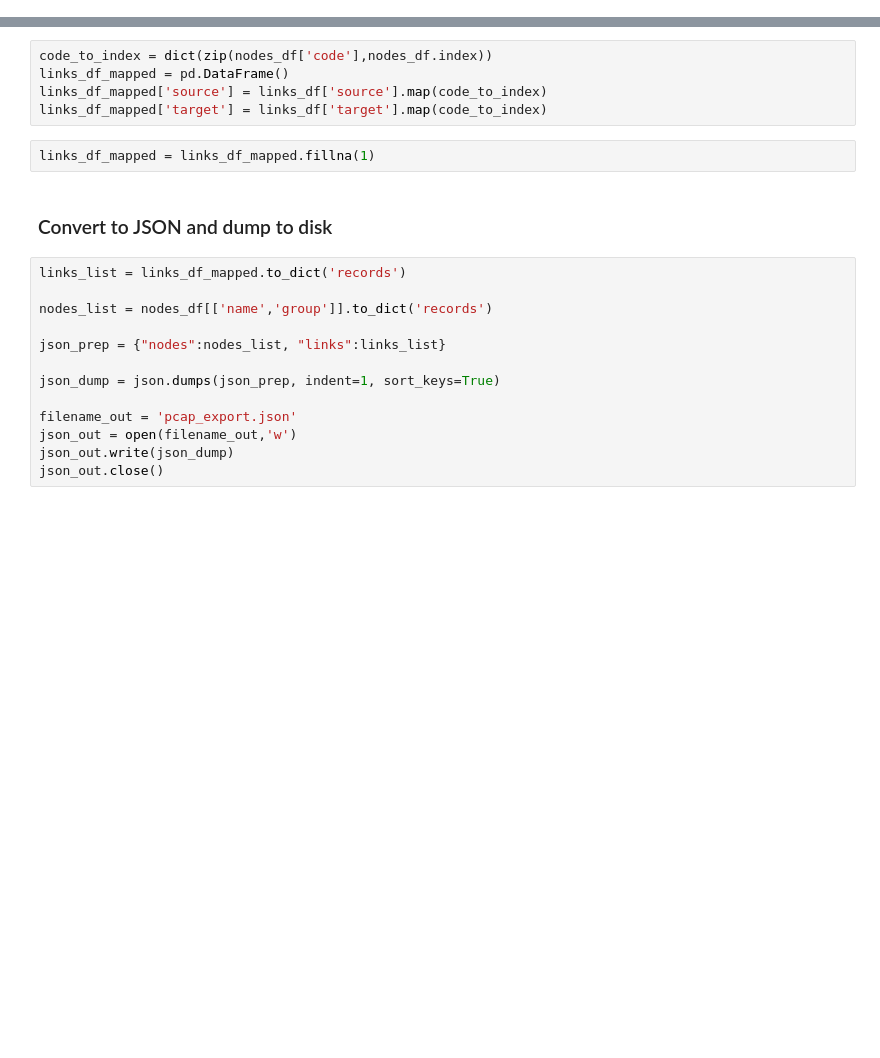
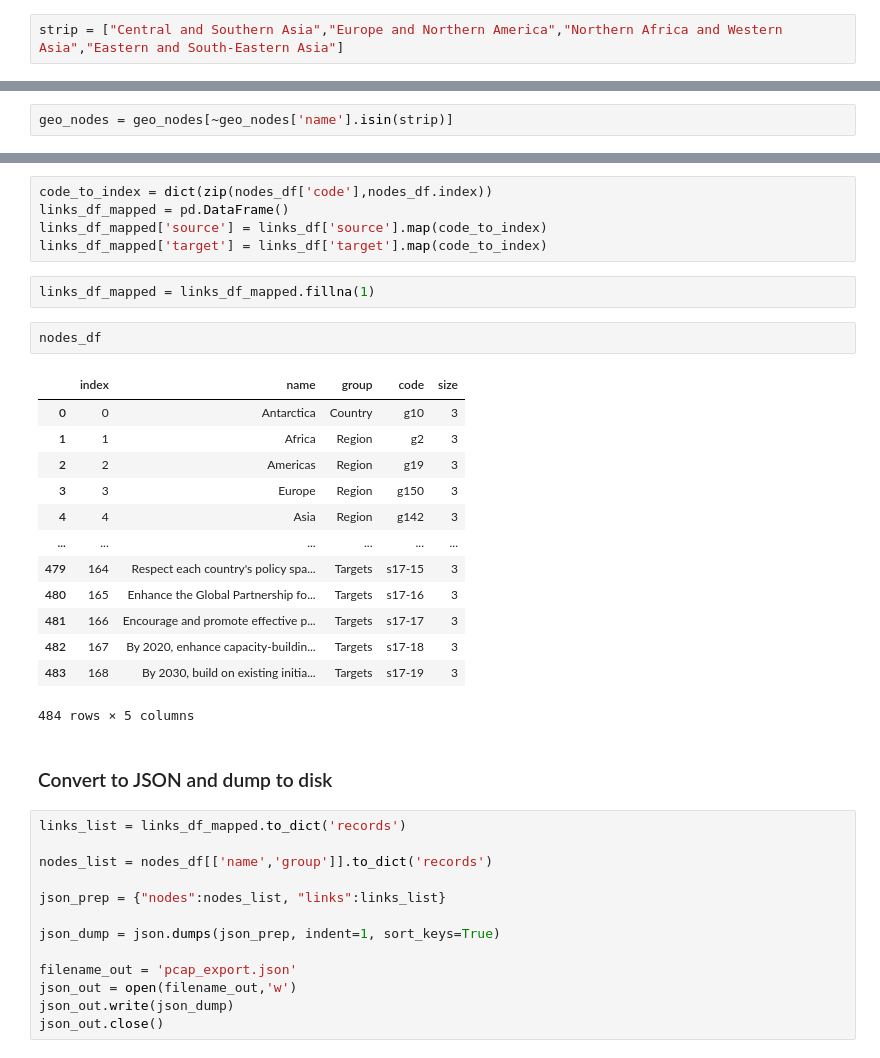
Before and after one commit to LinuxIsCool/sdg-network-modelling, a Jupyter notebook: SDG Network.ipynb, the cells around one changed output, grey strips where cells are left out. Drawn from its saved outputs; the diff is of its cells as text; blank space fills up the shorter version.

```diff
--- a/SDG Network.ipynb
+++ b/SDG Network.ipynb
@@ -160,0 +145,2 @@ geo_nodes
+# %%
+strip = ["Central and Southern Asia","Europe and Northern America","Northern Africa and Western Asia","Eastern and South-Eastern Asia"]
@@ -160,0 +149,2 @@ geo_nodes
+# %%
+geo_nodes = geo_nodes[~geo_nodes['name'].isin(strip)]
@@ -222,6 +214,22 @@ links_df_mapped['source'] = links_df['source'].map(code_to_index)
 links_df_mapped['target'] = links_df['target'].map(code_to_index)
 # %%
 links_df_mapped = links_df_mapped.fillna(1)
+# %%
+nodes_df
+# %% [output]
+|  | index | name | group | code | size |
+| 0 | 0 | Antarctica | Country | g10 | 3 |
+| 1 | 1 | Africa | Region | g2 | 3 |
+| 2 | 2 | Americas | Region | g19 | 3 |
+| 3 | 3 | Europe | Region | g150 | 3 |
+| 4 | 4 | Asia | Region | g142 | 3 |
+| ... | ... | ... | ... | ... | ... |
+| 479 | 164 | Respect each country's policy spa... | Targets | s17-15 | 3 |
+| 480 | 165 | Enhance the Global Partnership fo... | Targets | s17-16 | 3 |
+| 481 | 166 | Encourage and promote effective p... | Targets | s17-17 | 3 |
+| 482 | 167 | By 2020, enhance capacity-buildin... | Targets | s17-18 | 3 |
+| 483 | 168 | By 2030, build on existing initia... | Targets | s17-19 | 3 |
+484 rows × 5 columns
 # %% [markdown]
 ### Convert to JSON and dump to disk
 # %%
```
Also changed, not shown: parts of 4 cells of this notebook, 3 other files.
